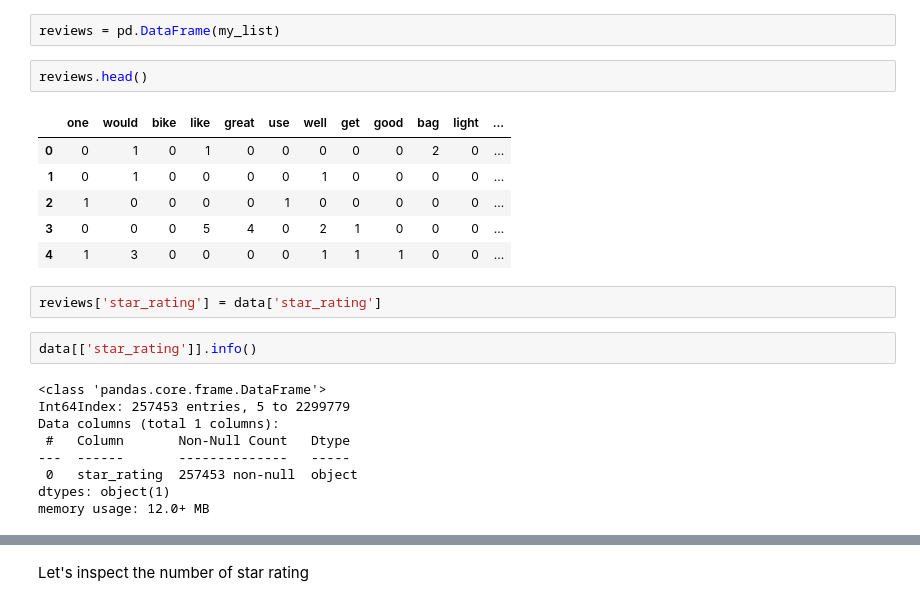
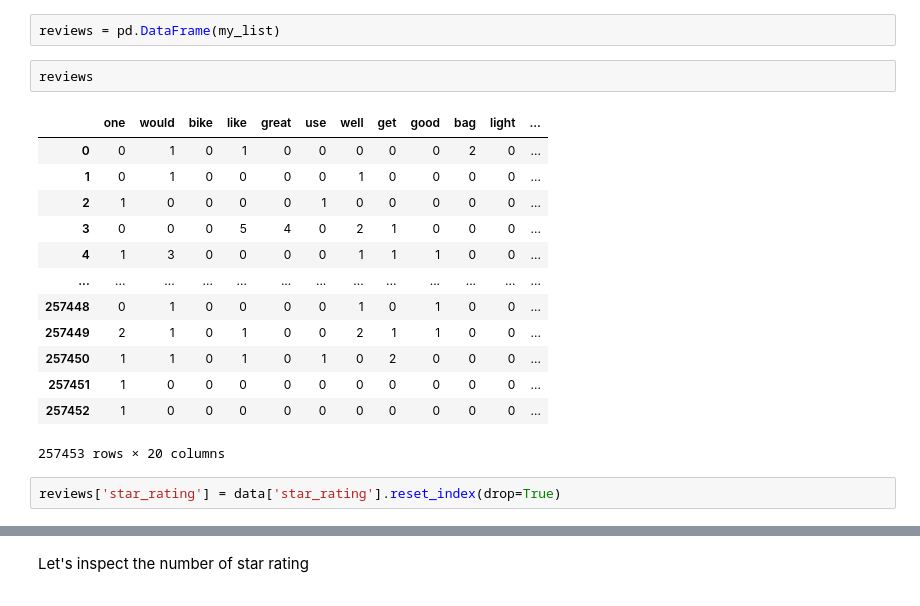
Before and after one commit to raafat-hantoush/IH_RH_DA_FT_OCT_2021, a Jupyter notebook: Class_Materials/NLP/Notebook_Code_Along_NLP.ipynb, the cells around one changed output, grey strips where cells are left out. Drawn from its saved outputs; the diff is of its cells as text.

```diff
--- a/Class_Materials/NLP/Notebook_Code_Along_NLP.ipynb
+++ b/Class_Materials/NLP/Notebook_Code_Along_NLP.ipynb
@@ -620,24 +671,20 @@ my_list[:2]
 # %%
 reviews = pd.DataFrame(my_list)
 # %%
-reviews.head()
+reviews
 # %% [output]
 |  | one | would | bike | like | great | use | well | get | good | bag | light | ... |
 | 0 | 0 | 1 | 0 | 1 | 0 | 0 | 0 | 0 | 0 | 2 | 0 | ... |
 | 1 | 0 | 1 | 0 | 0 | 0 | 0 | 1 | 0 | 0 | 0 | 0 | ... |
 | 2 | 1 | 0 | 0 | 0 | 0 | 1 | 0 | 0 | 0 | 0 | 0 | ... |
 | 3 | 0 | 0 | 0 | 5 | 4 | 0 | 2 | 1 | 0 | 0 | 0 | ... |
 | 4 | 1 | 3 | 0 | 0 | 0 | 0 | 1 | 1 | 1 | 0 | 0 | ... |
+| ... | ... | ... | ... | ... | ... | ... | ... | ... | ... | ... | ... | ... |
+| 257448 | 0 | 1 | 0 | 0 | 0 | 0 | 1 | 0 | 1 | 0 | 0 | ... |
+| 257449 | 2 | 1 | 0 | 1 | 0 | 0 | 2 | 1 | 1 | 0 | 0 | ... |
+| 257450 | 1 | 1 | 0 | 1 | 0 | 1 | 0 | 2 | 0 | 0 | 0 | ... |
+| 257451 | 1 | 0 | 0 | 0 | 0 | 0 | 0 | 0 | 0 | 0 | 0 | ... |
+| 257452 | 1 | 0 | 0 | 0 | 0 | 0 | 0 | 0 | 0 | 0 | 0 | ... |
+257453 rows × 20 columns
 # %%
-reviews['star_rating'] = data['star_rating']
+reviews['star_rating'] = data['star_rating'].reset_index(drop=True)
-# %%
-data[['star_rating']].info()
-# %% [output]
-<class 'pandas.core.frame.DataFrame'>
-Int64Index: 257453 entries, 5 to 2299779
-Data columns (total 1 columns):
- #   Column       Non-Null Count   Dtype
----  ------       --------------   -----
- 0   star_rating  257453 non-null  object
-dtypes: object(1)
-memory usage: 12.0+ MB
```
Also changed, not shown: parts of 24 cells of this notebook.
